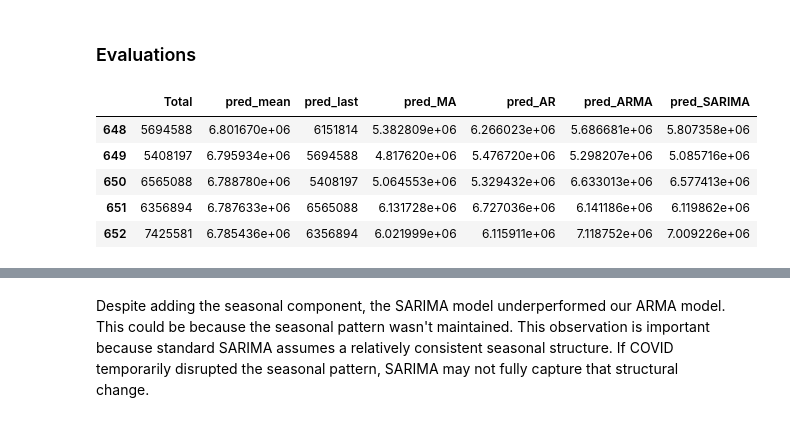
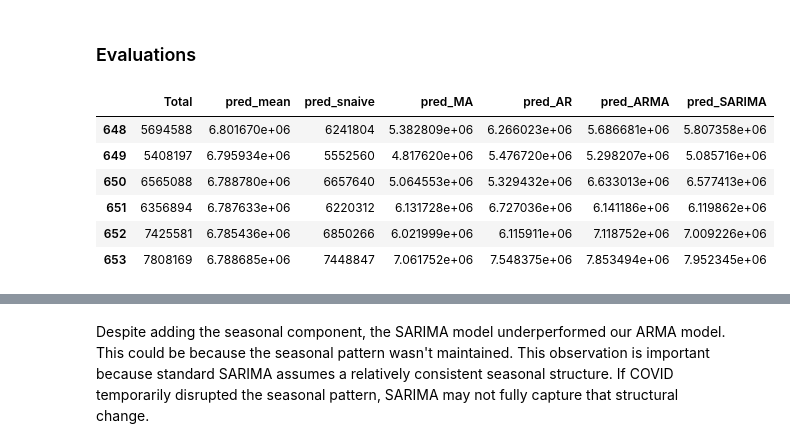
Before and after one commit to janessa13/Timeseries-Forecasting, a Jupyter notebook: Part 1.ipynb, the cells around one changed output, grey strips where cells are left out. Cells and saved outputs as stored; diff of their text form; code cells hidden in the pictures.

```diff
--- a/Part 1.ipynb
+++ b/Part 1.ipynb
@@ -249,13 +262,13 @@ TEST_LEN = len(df_test)
 WINDOW = 1
 
 pred_mean = rolling_forecast(df_model, TRAIN_LEN, TEST_LEN, WINDOW, 'mean')
-pred_last = rolling_forecast(df_model, TRAIN_LEN, TEST_LEN, WINDOW,'last')
+pred_snaive = rolling_forecast(df_model, TRAIN_LEN, TEST_LEN, WINDOW, 'snaive')
 pred_MA = rolling_forecast(df_model, TRAIN_LEN, TEST_LEN, WINDOW, 'MA')
 pred_AR = rolling_forecast(df_model, TRAIN_LEN, TEST_LEN, WINDOW, 'AR')
 pred_ARMA = rolling_forecast(df_model, TRAIN_LEN, TEST_LEN, WINDOW, 'ARMA')
 
 pred_df['pred_mean'] = pred_mean
-pred_df['pred_last'] = pred_last
+pred_df['pred_snaive'] = pred_snaive
 pred_df['pred_MA'] = pred_MA
 pred_df['pred_AR'] = pred_AR
 pred_df['pred_ARMA'] = pred_ARMA
@@ -494,22 +516,23 @@ def rolling_forecast(df, train_len, test_len, window, method) -> list:
         return pred_ARMA
 # %%
 pred_df = df_test.copy()
+df_model = df[['Total']].copy()
 
 TRAIN_LEN = len(df_train)
 TEST_LEN = len(df_test)
 WINDOW = 1
 
 pred_mean = rolling_forecast(df_model, TRAIN_LEN, TEST_LEN, WINDOW, 'mean')
-pred_last = rolling_forecast(df_model, TRAIN_LEN, TEST_LEN, WINDOW,'last')
+pred_snaive = rolling_forecast(df_model, TRAIN_LEN, TEST_LEN, WINDOW, 'snaive')
 pred_MA = rolling_forecast(df_model, TRAIN_LEN, TEST_LEN, WINDOW, 'MA')
 pred_AR = rolling_forecast(df_model, TRAIN_LEN, TEST_LEN, WINDOW, 'AR')
 pred_ARMA = rolling_forecast(df_model, TRAIN_LEN, TEST_LEN, WINDOW, 'ARMA')
 
 pred_df['pred_mean'] = pred_mean
-pred_df['pred_last'] = pred_last
+pred_df['pred_snaive'] = pred_snaive
 pred_df['pred_MA'] = pred_MA
 pred_df['pred_AR'] = pred_AR
 pred_df['pred_ARMA'] = pred_ARMA
 
-pred_df.head()
+pred_df
 # %% [output]
@@ -715,8 +724,6 @@ Similar to the previous section, this model also passed the acorr_ljungbox test,
 # %% [markdown]
 ### Evaluations
 # %%
-from statsmodels.tsa.statespace.sarimax import SARIMAX
-
 def rolling_forecast(df, train_len, test_len, window, method) -> list:
     total_len = train_len + test_len
 
@@ -727,12 +734,19 @@ def rolling_forecast(df, train_len, test_len, window, method) -> list:
             pred_mean.extend(mean for _ in range(window))
         return pred_mean
 
-    elif method == "last":
-        pred_last = []
+    elif method == "snaive":
+
+        pred_snaive = []
+
         for i in range(train_len, total_len, window):
-            last = df[:i].iloc[-1].values[0]
-            pred_last.extend(last for _ in range(window))
-        return pred_last
+            seasonal_values = df[:i].iloc[-12:].values.flatten()
+
+            predictions = np.tile(seasonal_values,
+                                  int(np.ceil(window / 12)))[:window]
+
+            pred_snaive.extend(predictions)
+
+        return pred_snaive
 
     elif method == "MA":
         pred_MA = []
@@ -785,33 +799,35 @@ def rolling_forecast(df, train_len, test_len, window, method) -> list:
         return pred_SARIMA
 # %%
 pred_df = df_test.copy()
+df_model = df[['Total']].copy()
 
 TRAIN_LEN = len(df_train)
 TEST_LEN = len(df_test)
 WINDOW = 1
 
 pred_mean = rolling_forecast(df_model, TRAIN_LEN, TEST_LEN, WINDOW, 'mean')
-pred_last = rolling_forecast(df_model, TRAIN_LEN, TEST_LEN, WINDOW,'last')
+pred_snaive = rolling_forecast(df_model, TRAIN_LEN, TEST_LEN, WINDOW, 'snaive')
 pred_MA = rolling_forecast(df_model, TRAIN_LEN, TEST_LEN, WINDOW, 'MA')
 pred_AR = rolling_forecast(df_model, TRAIN_LEN, TEST_LEN, WINDOW, 'AR')
 pred_ARMA = rolling_forecast(df_model, TRAIN_LEN, TEST_LEN, WINDOW, 'ARMA')
 pred_SARIMA = rolling_forecast(df_model, TRAIN_LEN, TEST_LEN, WINDOW, 'SARIMA')
 
 pred_df['pred_mean'] = pred_mean
-pred_df['pred_last'] = pred_last
+pred_df['pred_snaive'] = pred_snaive
 pred_df['pred_MA'] = pred_MA
 pred_df['pred_AR'] = pred_AR
 pred_df['pred_ARMA'] = pred_ARMA
 pred_df['pred_SARIMA'] = pred_SARIMA
 
-pred_df.head()
+pred_df
 # %% [output]
-|  | Total | pred_mean | pred_last | pred_MA | pred_AR | pred_ARMA | pred_SARIMA |
-| 648 | 5694588 | 6.801670e+06 | 6151814 | 5.382809e+06 | 6.266023e+06 | 5.686681e+06 | 5.807358e+06 |
-| 649 | 5408197 | 6.795934e+06 | 5694588 | 4.817620e+06 | 5.476720e+06 | 5.298207e+06 | 5.085716e+06 |
-| 650 | 6565088 | 6.788780e+06 | 5408197 | 5.064553e+06 | 5.329432e+06 | 6.633013e+06 | 6.577413e+06 |
-| 651 | 6356894 | 6.787633e+06 | 6565088 | 6.131728e+06 | 6.727036e+06 | 6.141186e+06 | 6.119862e+06 |
-| 652 | 7425581 | 6.785436e+06 | 6356894 | 6.021999e+06 | 6.115911e+06 | 7.118752e+06 | 7.009226e+06 |
+|  | Total | pred_mean | pred_snaive | pred_MA | pred_AR | pred_ARMA | pred_SARIMA |
+| 648 | 5694588 | 6.801670e+06 | 6241804 | 5.382809e+06 | 6.266023e+06 | 5.686681e+06 | 5.807358e+06 |
+| 649 | 5408197 | 6.795934e+06 | 5552560 | 4.817620e+06 | 5.476720e+06 | 5.298207e+06 | 5.085716e+06 |
+| 650 | 6565088 | 6.788780e+06 | 6657640 | 5.064553e+06 | 5.329432e+06 | 6.633013e+06 | 6.577413e+06 |
+| 651 | 6356894 | 6.787633e+06 | 6220312 | 6.131728e+06 | 6.727036e+06 | 6.141186e+06 | 6.119862e+06 |
+| 652 | 7425581 | 6.785436e+06 | 6850266 | 6.021999e+06 | 6.115911e+06 | 7.118752e+06 | 7.009226e+06 |
+| 653 | 7808169 | 6.788685e+06 | 7448847 | 7.061752e+06 | 7.548375e+06 | 7.853494e+06 | 7.952345e+06 |
 # %%
 fig, ax = plt.subplots()
 
```
Also changed, not shown: parts of 37 cells of this notebook.
